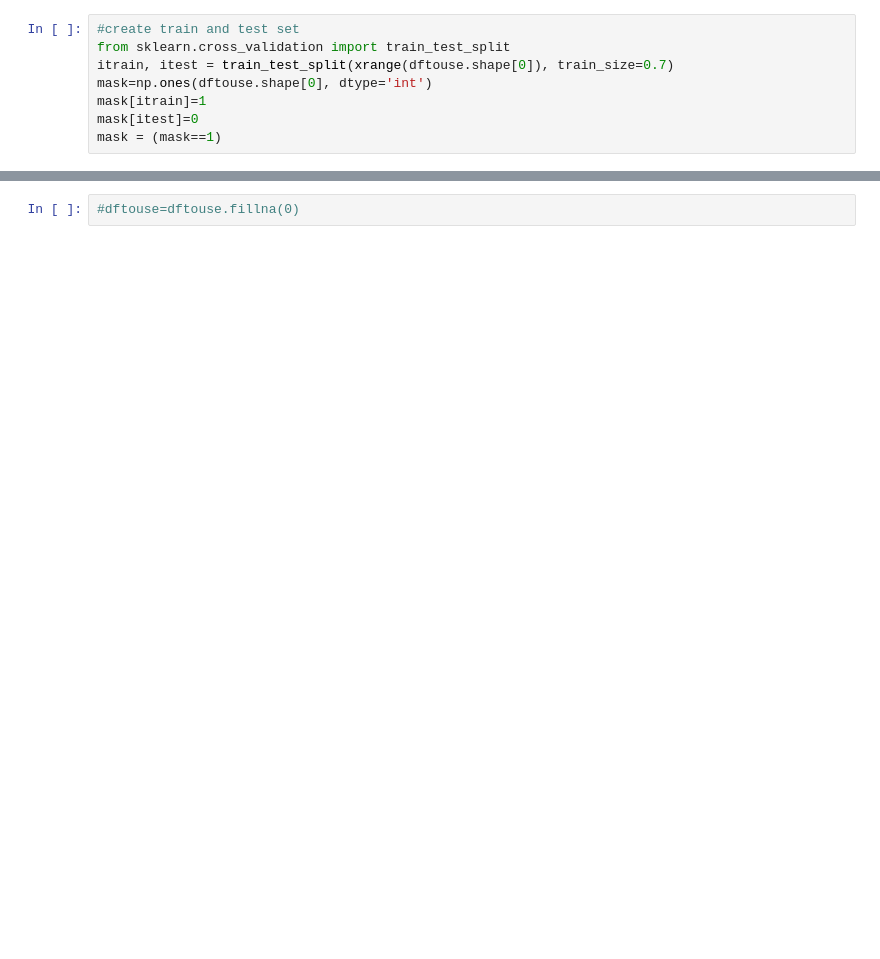
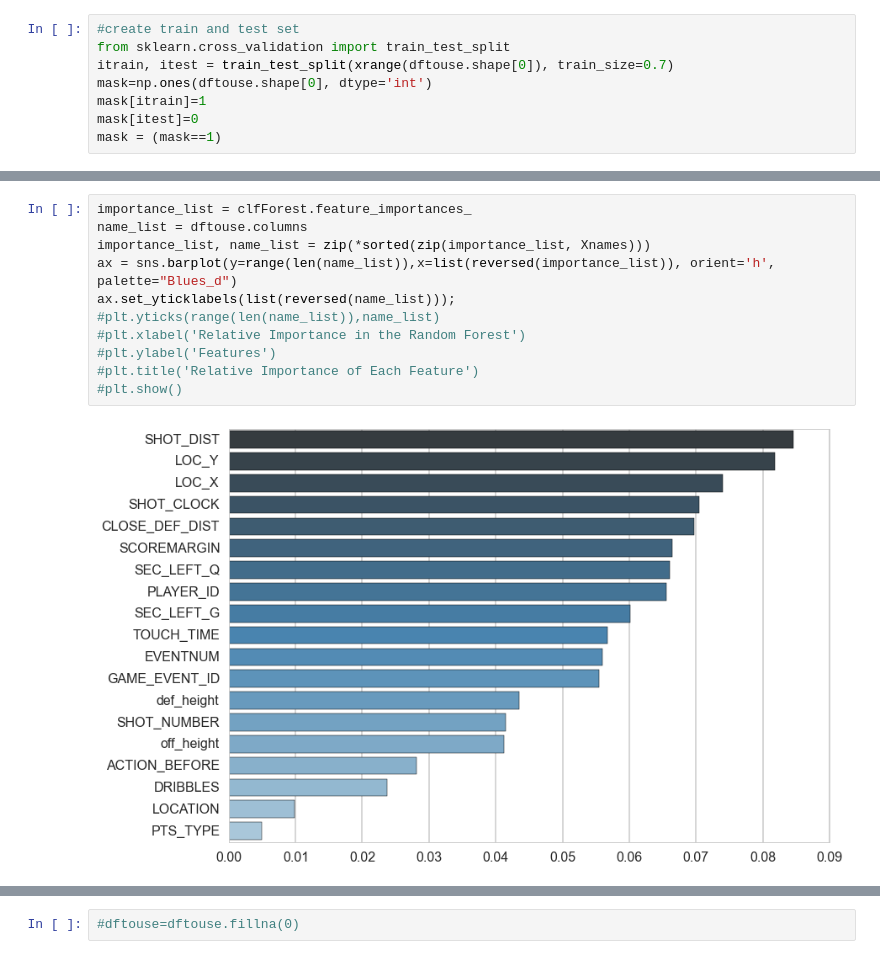
Before and after one commit to hwchase17/sportvu, a Jupyter notebook: SVM.ipynb, the cells around one changed output, grey strips where cells are left out. Saved outputs shown, nothing was run; the diff lists cells and outputs as text; blank space fills up the shorter version.

```diff
--- a/SVM.ipynb
+++ b/SVM.ipynb
@@ -184,3 +225,16 @@ Wall time: 19.7 s
+# %%
+importance_list = clfForest.feature_importances_
+name_list = dftouse.columns
+importance_list, name_list = zip(*sorted(zip(importance_list, Xnames)))
+ax = sns.barplot(y=range(len(name_list)),x=list(reversed(importance_list)), orient='h', palette="Blues_d")
+ax.set_yticklabels(list(reversed(name_list)));
+#plt.yticks(range(len(name_list)),name_list)
+#plt.xlabel('Relative Importance in the Random Forest')
+#plt.ylabel('Features')
+#plt.title('Relative Importance of Each Feature')
+#plt.show()
+# %% [output]
+[figure, added]
 # %%
 importance_list = clfForest.feature_importances_
 name_list = dftouse.columns
```
Also changed, not shown: parts of 18 cells of this notebook.
